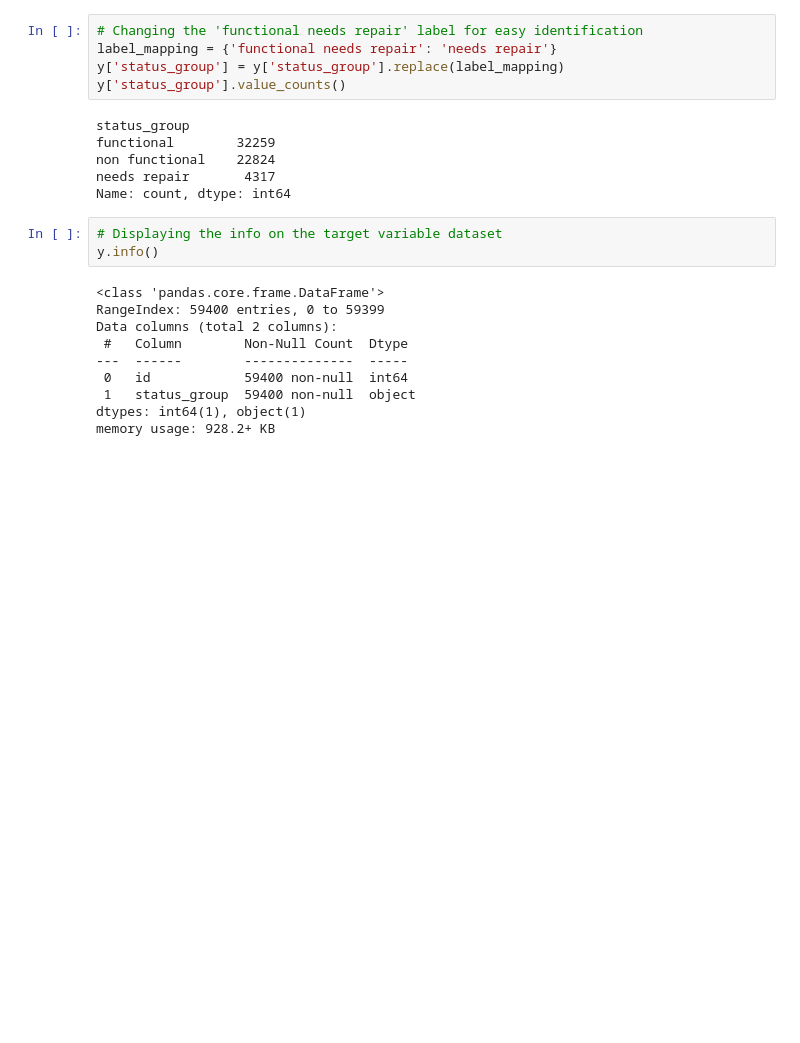
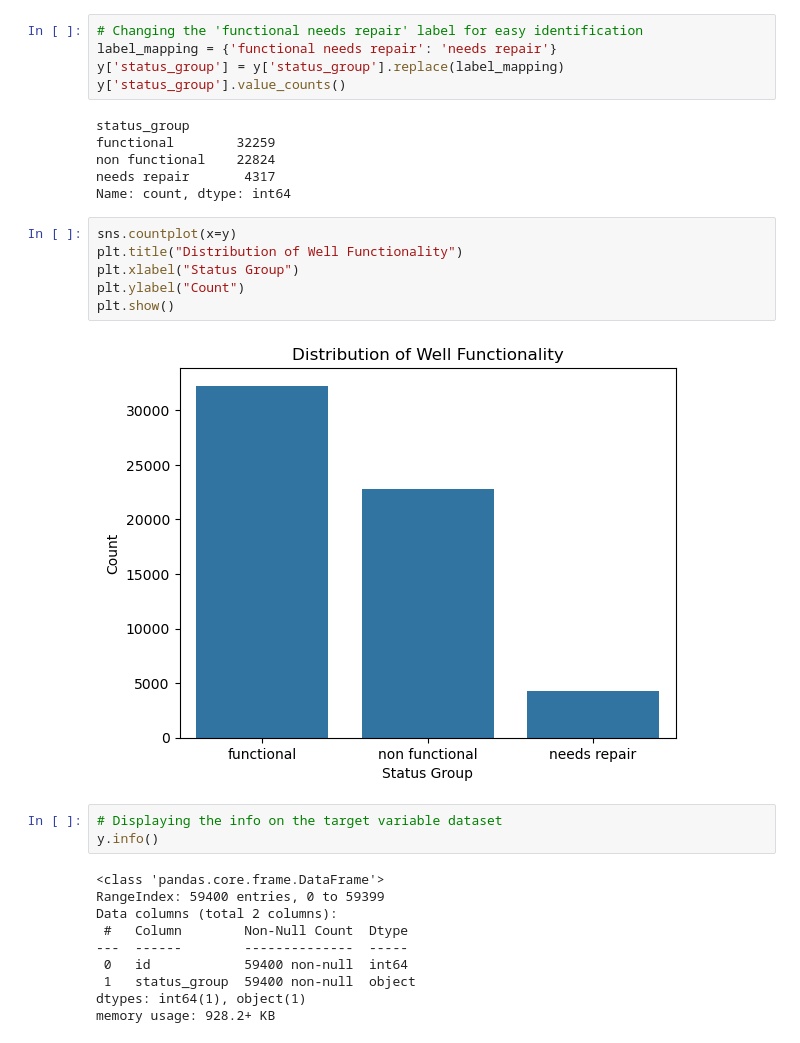
Before and after one commit to georgekuria-crypto/Phase_3_project, a Jupyter notebook: index.ipynb, the cells around one changed output. Drawn from its saved outputs; the diff is of its cells as text; blank space fills up the shorter version.

Commit message:
Updated the models and added visualizations

```diff
--- a/index.ipynb
+++ b/index.ipynb
@@ -241,6 +245,14 @@ functional        32259
 non functional    22824
 needs repair       4317
 Name: count, dtype: int64
+# %%
+sns.countplot(x=y)
+plt.title("Distribution of Well Functionality")
+plt.xlabel("Status Group")
+plt.ylabel("Count")
+plt.show()
+# %% [output]
+[figure, added]
 # %%
 # Displaying the info on the target variable dataset
 y.info()
```
Also changed, not shown: parts of 41 cells of this notebook, 1 other file.
